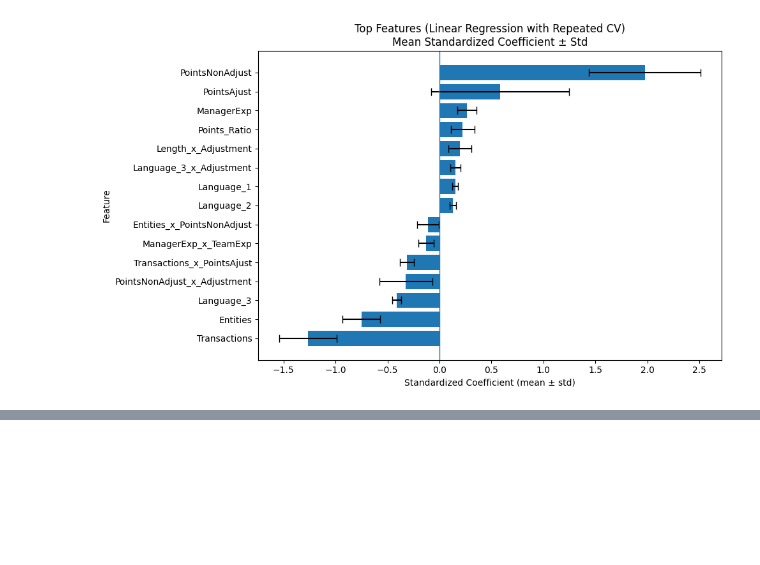
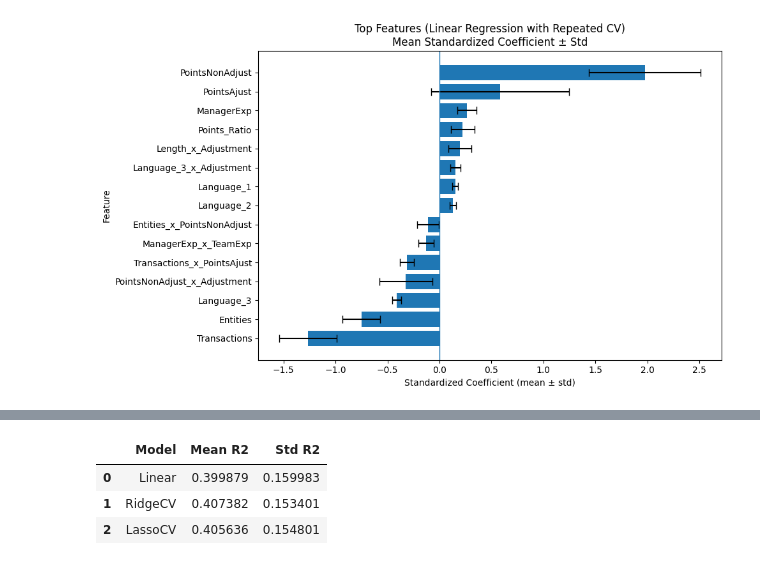
Before and after one commit to Shahbazi-Amir/SmartDevTime, a Jupyter notebook: smartdevtime_project_2.ipynb, the cells around one changed output, grey strips where cells are left out. Cells and saved outputs as stored; diff of their text form; code cells hidden in the pictures; blank space fills up the shorter version.

```diff
--- a/smartdevtime_project_2.ipynb
+++ b/smartdevtime_project_2.ipynb
@@ -1975,0 +2092,45 @@ plt.show()
+# %%
+# Step A3: Compare Linear models on pruned features with RepeatedCV
+import numpy as np
+import pandas as pd
+from sklearn.model_selection import RepeatedKFold, cross_val_score
+from sklearn.pipeline import Pipeline
+from sklearn.preprocessing import StandardScaler
+from sklearn.compose import ColumnTransformer
+from sklearn.linear_model import LinearRegression, RidgeCV, LassoCV
+
+# Features after pruning
+X = df_fe[feature_cols_pruned].copy()
+y = df_fe["LogEffort"].values  # target = LogEffort
+
+# Preprocessing: scale all features
+pre = ColumnTransformer(
+    transformers=[("scaler", StandardScaler(), list(range(X.shape[1])))],
+    remainder="drop"
+)
+
+# Define models
+models = {
+    "Linear": LinearRegression(),
+    "RidgeCV": RidgeCV(alphas=np.logspace(-4, 4, 20)),
+    "LassoCV": LassoCV(alphas=np.logspace(-4, 1, 20), max_iter=10000, random_state=42)
+}
+
+# Cross-validation
+cv = RepeatedKFold(n_splits=10, n_repeats=5, random_state=42)
+
+# Evaluate each model
+results = []
+for name, model in models.items():
+    pipe = Pipeline([("pre", pre), ("model", model)])
+    scores = cross_val_score(pipe, X, y, cv=cv, scoring="r2")
+    results.append({"Model": name,
+                    "Mean R2": scores.mean(),
+                    "Std R2": scores.std()})
+
+pd.DataFrame(results)
+# %% [output]
+|  | Model | Mean R2 | Std R2 |
+| 0 | Linear | 0.399879 | 0.159983 |
+| 1 | RidgeCV | 0.407382 | 0.153401 |
+| 2 | LassoCV | 0.405636 | 0.154801 |
```
Also changed, not shown: parts of 5 cells of this notebook.
